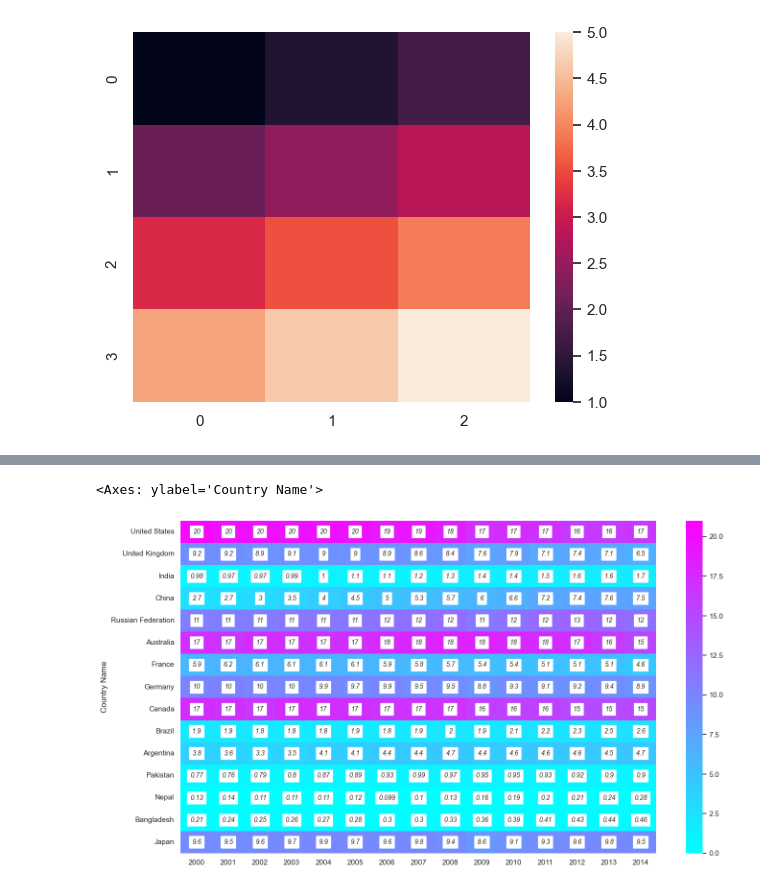
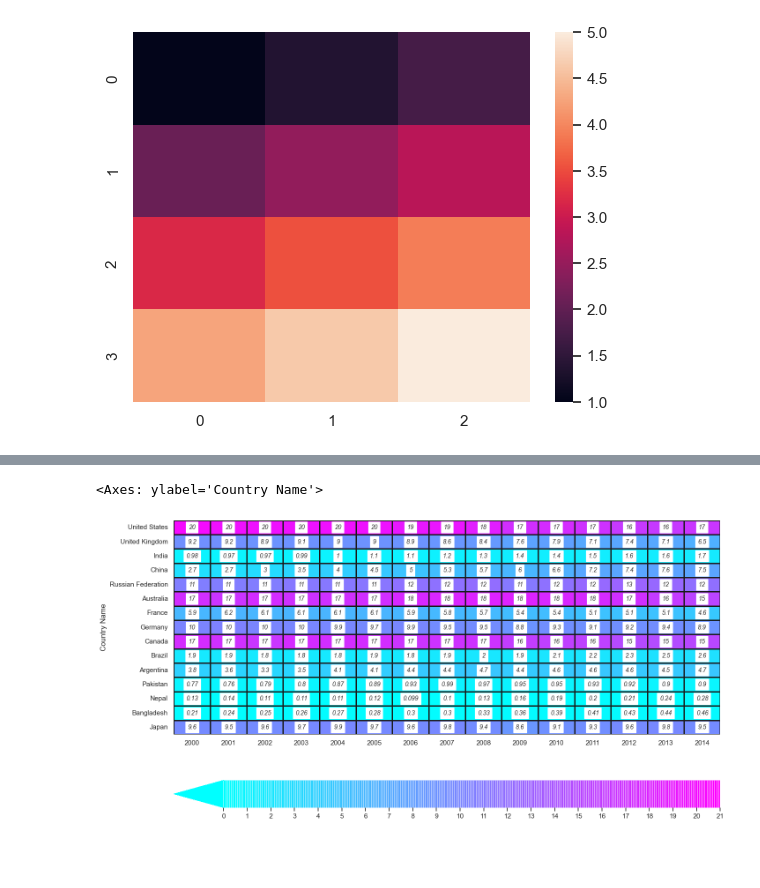
Before and after one commit to Rayal-Khatri/Data_Visualization, a Jupyter notebook: Seaborn/Seaborn.ipynb, the cells around one changed output, grey strips where cells are left out. Saved outputs shown, nothing was run; the diff lists cells and outputs as text; code cells hidden in the pictures; blank space fills up the shorter version.

```diff
--- a/Seaborn/Seaborn.ipynb
+++ b/Seaborn/Seaborn.ipynb
@@ -256,21 +258,33 @@ global_df.head(6)
 # %%
 plt.figure(figsize=(16,9))
 annot_kws = {
     'fontsize' : 10,
     'fontstyle' :'italic',
     'color' : 'k',
     'alpha' : .9,
     'verticalalignment' : 'center',
     'backgroundcolor' : 'w',
 }
+
+cbar_kws = {"orientation": "horizontal",
+"shrink":1,
+'extend': 'min',
+'extendfrac': 0.1,
+"ticks":np.arange(0,22),
+"drawedges": True,}
+
 sns.heatmap(
         global_df,
         vmin= 0,
         vmax= 21,
         cmap='cool',
         annot=True,
-        annot_kws= annot_kws
+        annot_kws= annot_kws,
+        linewidths= 2,
+        linecolor= 'k',
+        # cbar=False,   #To make the temperature bae disappear
+        cbar_kws= cbar_kws
     )
 # %% [output]
 <Axes: ylabel='Country Name'>
-[figure, old version]
+[figure, new version]
```
Also changed, not shown: parts of 5 cells of this notebook.
